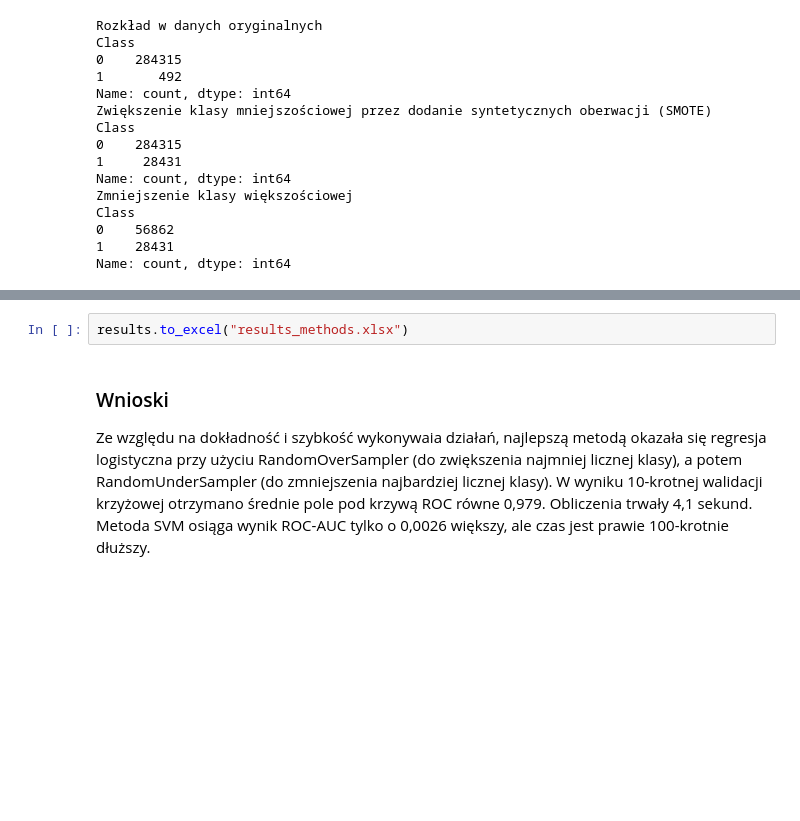
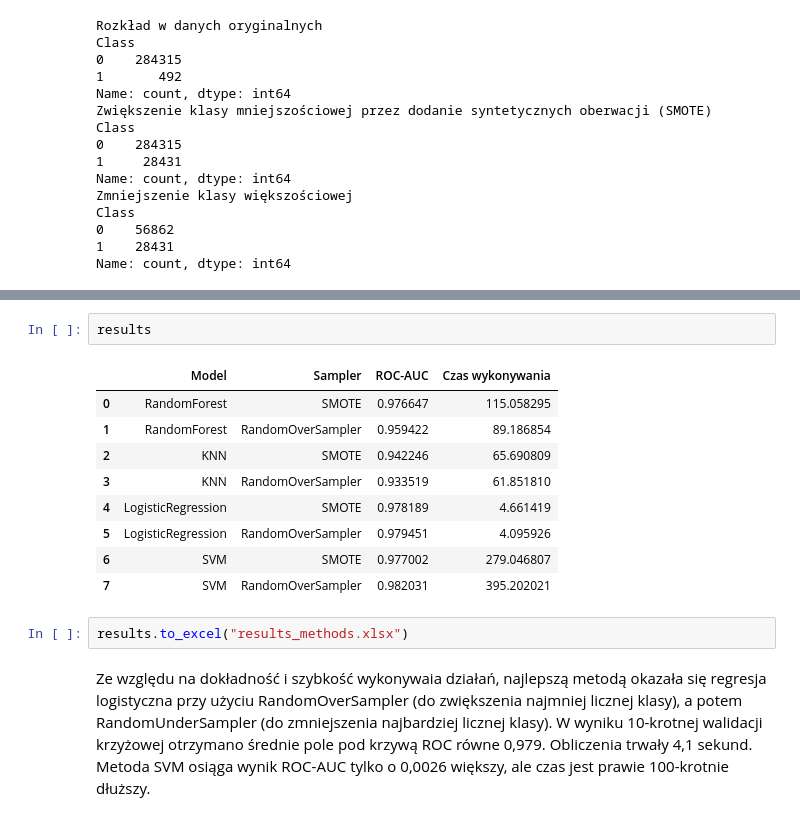
Before and after one commit to dorota10/ML_UEP_2024, a Jupyter notebook: CaseStudy1.ipynb, the cells around one changed output, grey strips where cells are left out. Drawn from its saved outputs; the diff is of its cells as text; blank space fills up the shorter version.

```diff
--- a/CaseStudy1.ipynb
+++ b/CaseStudy1.ipynb
@@ -184,7 +176,18 @@ for model_name, model in models.items():
+# %%
+results
+# %% [output]
+|  | Model | Sampler | ROC-AUC | Czas wykonywania |
+| 0 | RandomForest | SMOTE | 0.976647 | 115.058295 |
+| 1 | RandomForest | RandomOverSampler | 0.959422 | 89.186854 |
+| 2 | KNN | SMOTE | 0.942246 | 65.690809 |
+| 3 | KNN | RandomOverSampler | 0.933519 | 61.851810 |
+| 4 | LogisticRegression | SMOTE | 0.978189 | 4.661419 |
+| 5 | LogisticRegression | RandomOverSampler | 0.979451 | 4.095926 |
+| 6 | SVM | SMOTE | 0.977002 | 279.046807 |
+| 7 | SVM | RandomOverSampler | 0.982031 | 395.202021 |
 # %%
 results.to_excel("results_methods.xlsx")
 # %% [markdown]
-### Wnioski
 Ze względu na dokładność i szybkość wykonywaia działań, najlepszą metodą okazała się regresja logistyczna przy użyciu RandomOverSampler (do zwiększenia najmniej licznej klasy), a potem RandomUnderSampler (do zmniejszenia najbardziej licznej klasy).
 W wyniku 10-krotnej walidacji krzyżowej otrzymano średnie pole pod krzywą ROC równe 0,979. Obliczenia trwały 4,1 sekund.
 Metoda SVM osiąga wynik ROC-AUC tylko o 0,0026 większy, ale czas jest prawie 100-krotnie dłuższy.
```
Also changed, not shown: parts of 10 cells of this notebook.
